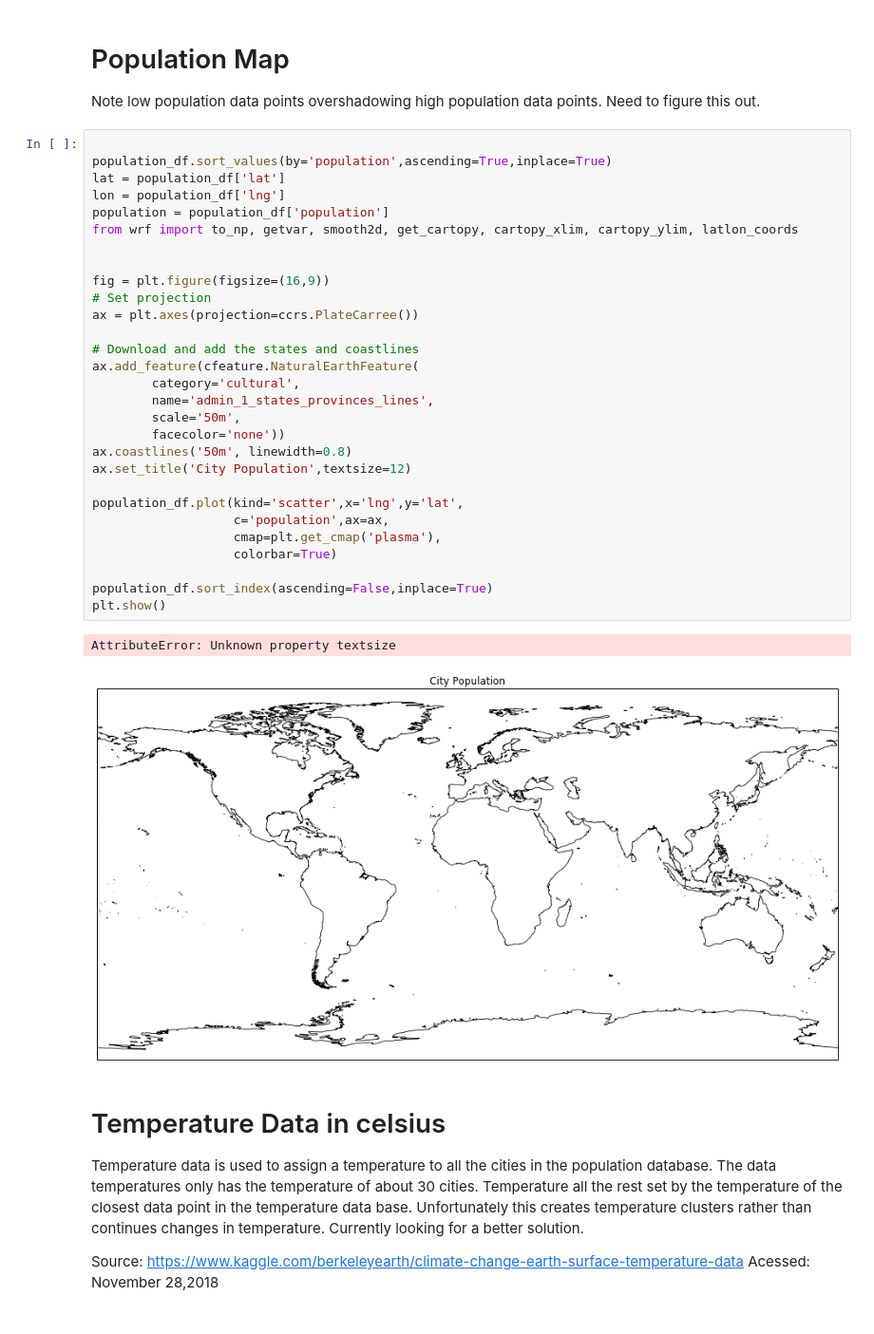
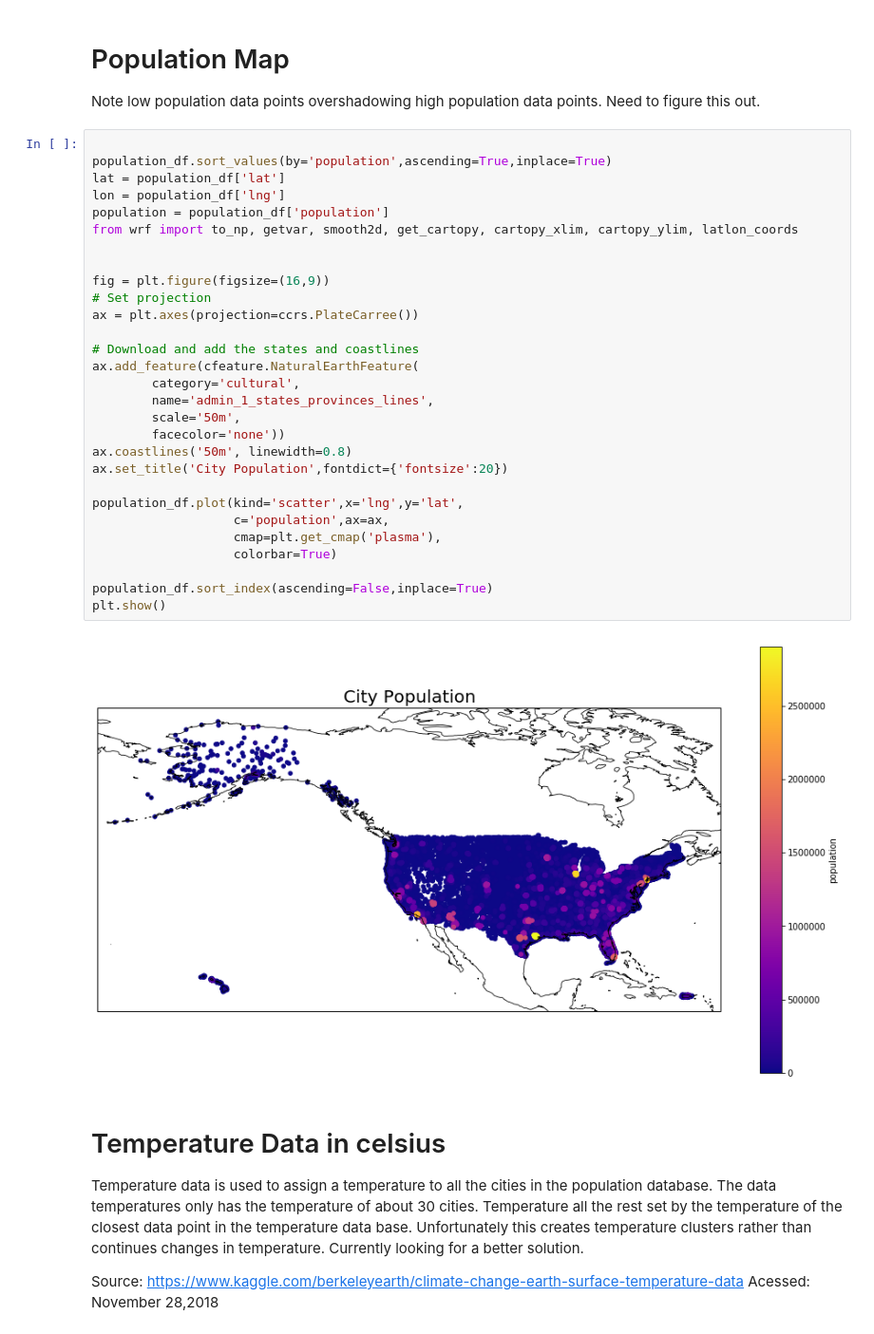
Before and after one commit to fullmetalchem15t/Springboard, a Jupyter notebook: opioid/data_wrangling.ipynb, the cells around one changed output. Shown at 95% size. Drawn from its saved outputs; the diff is of its cells as text.

Commit message:
fixed population map

```diff
--- a/opioid/data_wrangling.ipynb
+++ b/opioid/data_wrangling.ipynb
@@ -148,35 +148,34 @@ Note low population data points overshadowing high population data points. Need
 # %%
 
 population_df.sort_values(by='population',ascending=True,inplace=True)
 lat = population_df['lat']
 lon = population_df['lng']
 population = population_df['population']
 from wrf import to_np, getvar, smooth2d, get_cartopy, cartopy_xlim, cartopy_ylim, latlon_coords
 
 
 fig = plt.figure(figsize=(16,9))
 # Set projection
 ax = plt.axes(projection=ccrs.PlateCarree())
 
 # Download and add the states and coastlines
 ax.add_feature(cfeature.NaturalEarthFeature(
         category='cultural',
         name='admin_1_states_provinces_lines',
         scale='50m',
         facecolor='none'))
 ax.coastlines('50m', linewidth=0.8)
-ax.set_title('City Population',textsize=12)
+ax.set_title('City Population',fontdict={'fontsize':20})
 
 population_df.plot(kind='scatter',x='lng',y='lat',
                    c='population',ax=ax,
                    cmap=plt.get_cmap('plasma'),
                    colorbar=True)
 
 population_df.sort_index(ascending=False,inplace=True)
 plt.show()
 # %% [output]
-AttributeError: Unknown property textsize
-[figure, old version]
+[figure, new version]
 # %% [markdown]
 # Temperature Data in celsius
 Temperature data is used to assign a temperature to all the cities in the population database. The data temperatures only has the temperature of about 30 cities. Temperature all the rest set by the temperature of the closest data point in the temperature data base. Unfortunately this creates temperature clusters rather than continues changes in temperature. Currently looking for a better solution.
```
